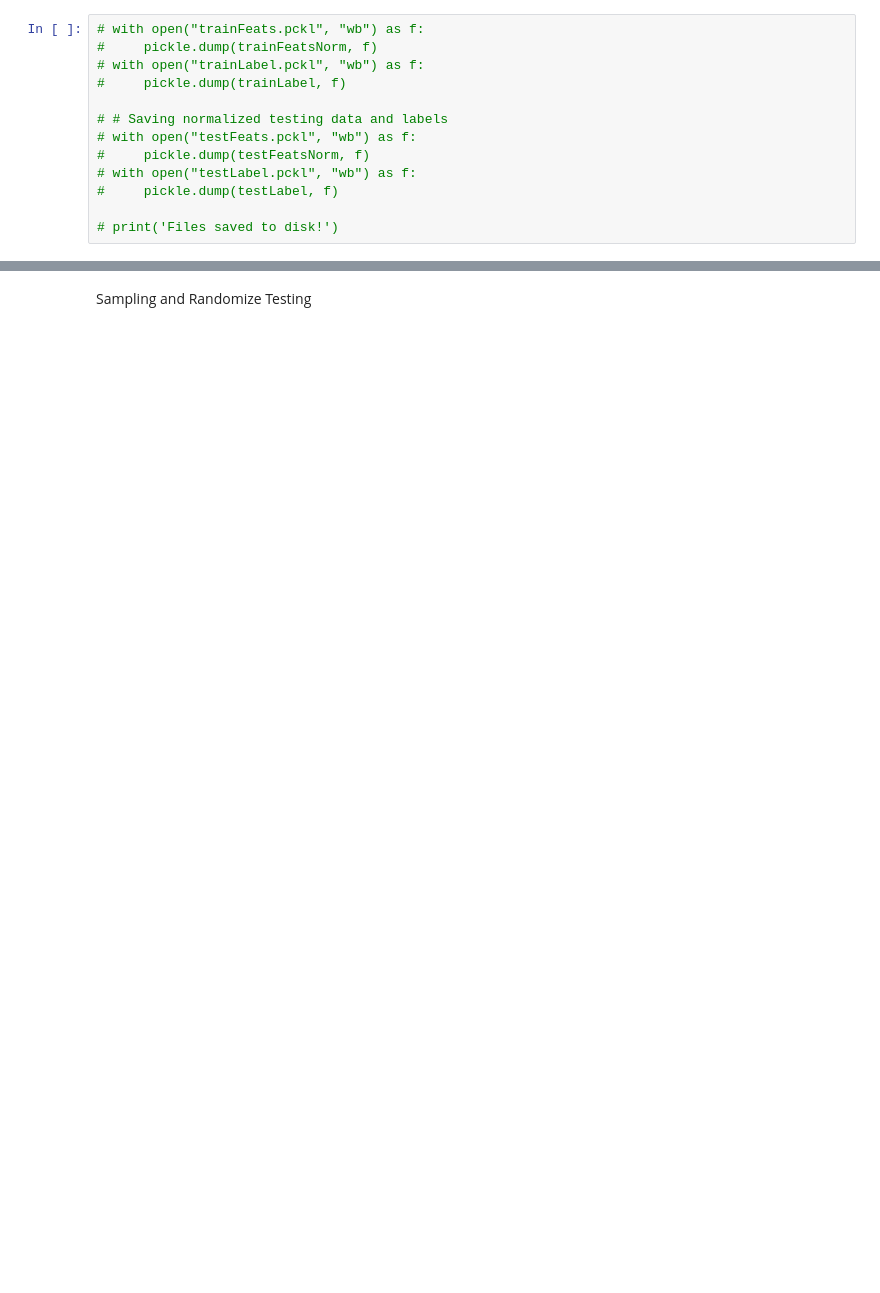
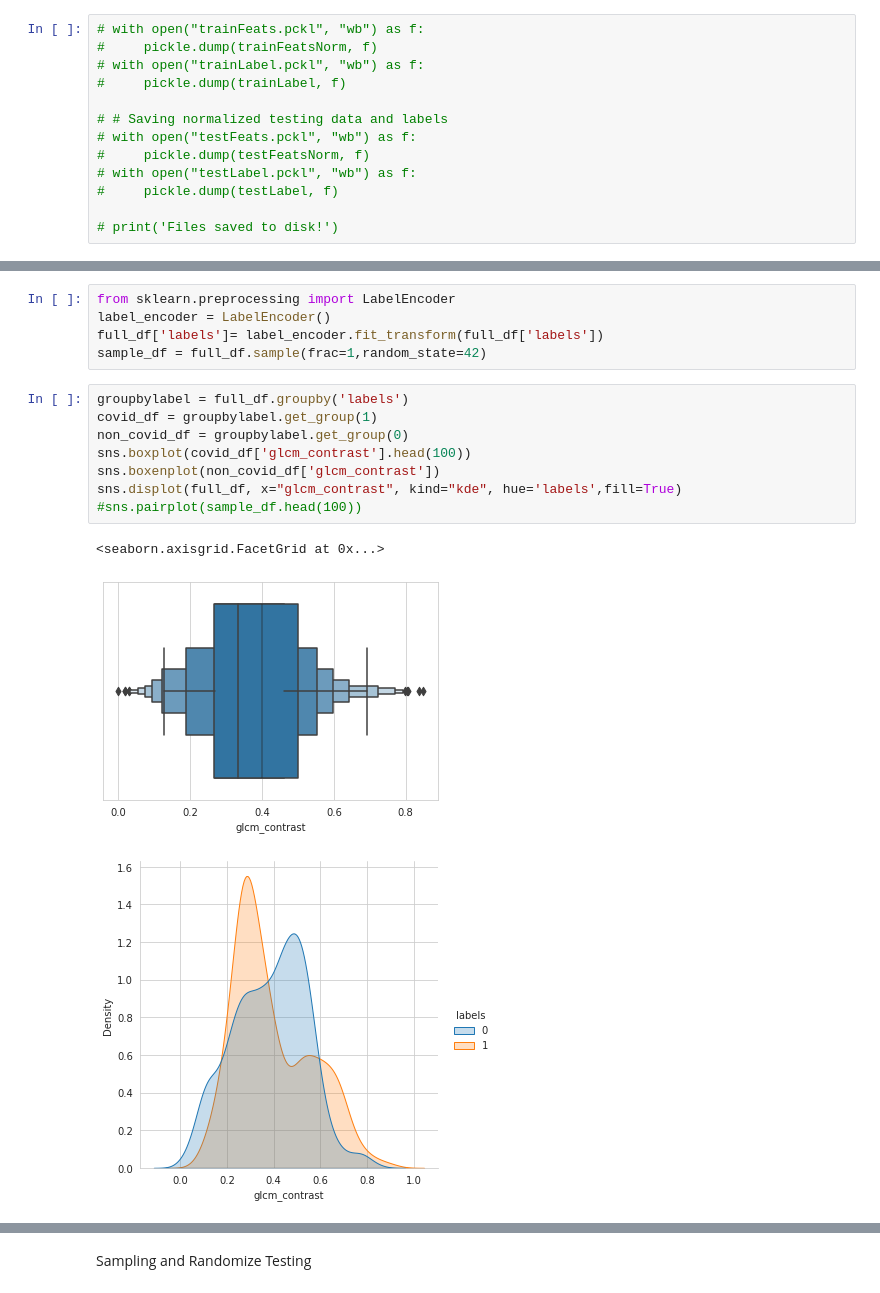
Before and after one commit to M2kishore/Covid_Detection_using_CT_scans_ML, a Jupyter notebook: Covid_Detection__using_feature_extraction.ipynb, the cells around one changed output, grey strips where cells are left out. Saved outputs shown, nothing was run; the diff lists cells and outputs as text; blank space fills up the shorter version.

```diff
--- a/Covid_Detection__using_feature_extraction.ipynb
+++ b/Covid_Detection__using_feature_extraction.ipynb
@@ -137,0 +236,17 @@ Y = pd.DataFrame(Y,columns=['labels'])
+# %%
+from sklearn.preprocessing import LabelEncoder
+label_encoder = LabelEncoder()
+full_df['labels']= label_encoder.fit_transform(full_df['labels'])
+sample_df = full_df.sample(frac=1,random_state=42)
+# %%
+groupbylabel = full_df.groupby('labels')
+covid_df = groupbylabel.get_group(1)
+non_covid_df = groupbylabel.get_group(0)
+sns.boxplot(covid_df['glcm_contrast'].head(100))
+sns.boxenplot(non_covid_df['glcm_contrast'])
+sns.displot(full_df, x="glcm_contrast", kind="kde", hue='labels',fill=True)
+#sns.pairplot(sample_df.head(100))
+# %% [output]
+<seaborn.axisgrid.FacetGrid at 0x...>
+[figure, added]
+[figure, added]
```
Also changed, not shown: parts of 40 cells of this notebook.
